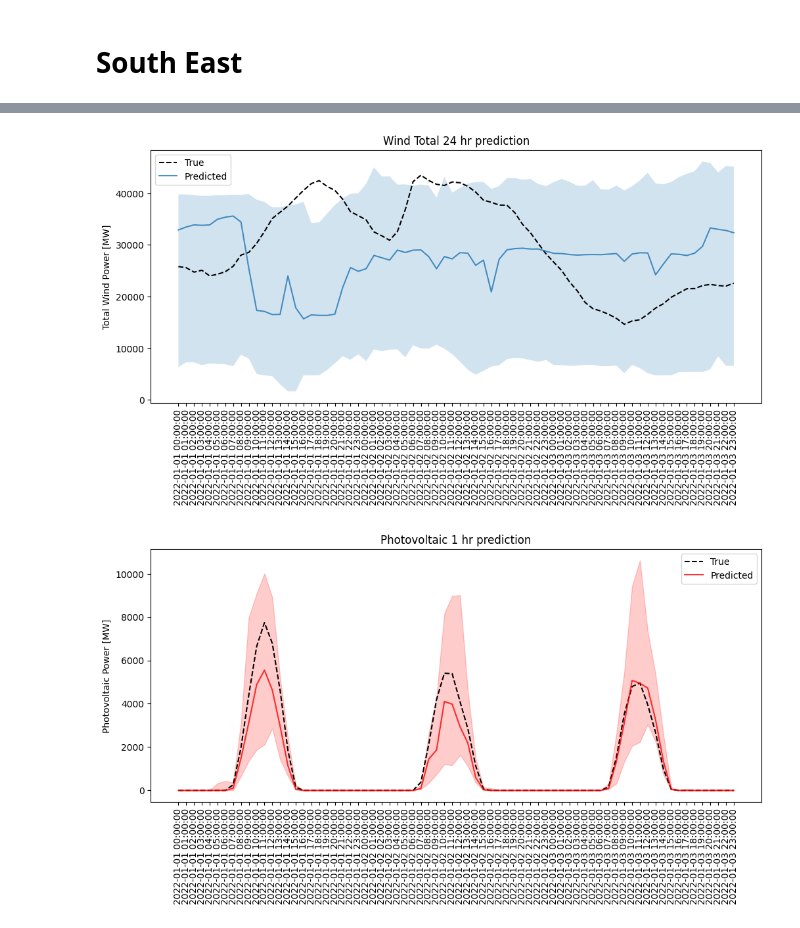
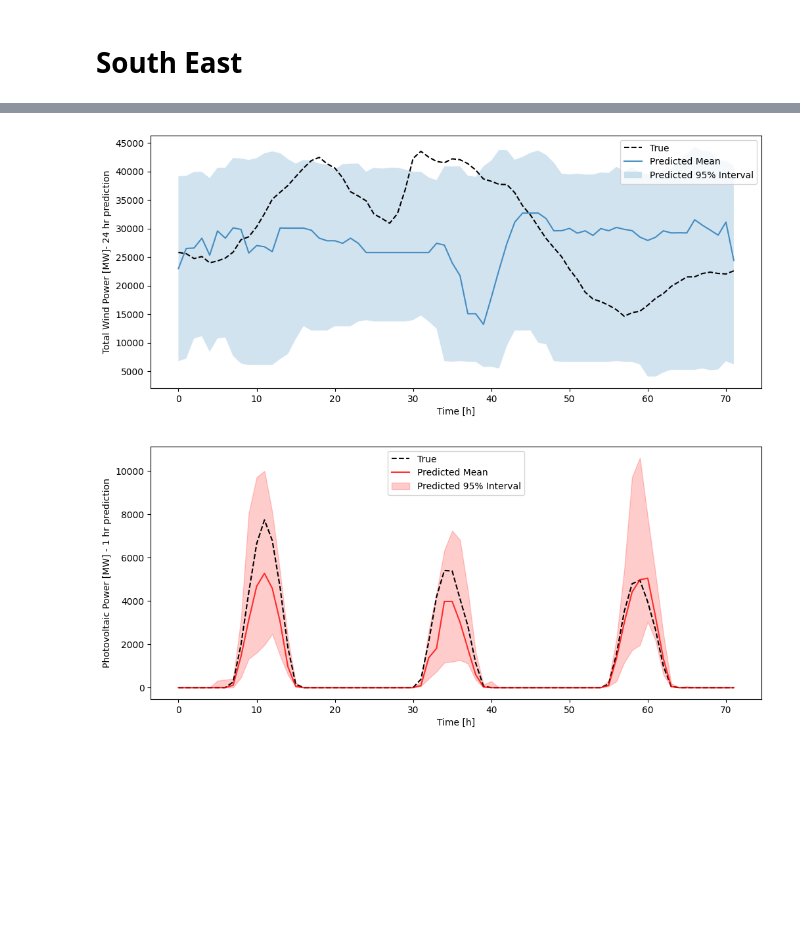
Before and after one commit to lolotta/ML-Renewable-Energy, a Jupyter notebook: train.ipynb, the cells around one changed output, grey strips where cells are left out. Saved outputs shown, nothing was run; the diff lists cells and outputs as text; code cells hidden in the pictures; blank space fills up the shorter version.

```diff
--- a/train.ipynb
+++ b/train.ipynb
@@ -130,10 +252,11 @@ final_result = {}
 prediction_results = {}
 training_scores = {}
 
+n_trees = 300
+
 training_data_one_hr = training_data.copy()
 
-training_data_one_hr['Wind Offshore [MW] '] = training_data['Wind Offshore [MW] '].shift(-1)
-training_data_one_hr['Wind Onshore [MW]'] = training_data['Wind Onshore [MW]'].shift(-1)
+training_data_one_hr['Total Wind [MW]'] = training_data['Total Wind [MW]'].shift(-1)
 training_data_one_hr['Photovoltaic [MW]'] = training_data['Photovoltaic [MW]'].shift(-1)
 
 # drop last row
@@ -151,5 +274,5 @@ combinations = [
 
 quantiles = [0.025, 0.5, 0.975]
 
-final_result['mean_loc_1_hr'], training_scores['mean_loc_1_hr'], prediction_results['mean_loc_1_hr'] = train_and_predict(combinations, quantiles)
+final_result['mean_loc_1_hr'], training_scores['mean_loc_1_hr'], prediction_results['mean_loc_1_hr'], _ = train_and_predict(combinations, quantiles, n_trees)
 # %% [output]
@@ -804,13 +802,16 @@ train_scores_2022['wind_total_24_hr'] = train_scores
 # %%
 # plots
+time_x_axis = range(72)
+
 plt.figure(figsize=(12, 5))
-plt.plot(testing_data_one_hr_wind_total[:72], label='True', linestyle='--', color='black')
-plt.plot(predicted_wind_total_1_hr[:72, 1], alpha= 0.8, label='Predicted')
-plt.fill_between(range(72), predicted_wind_total_1_hr[:72, 0], predicted_wind_total_1_hr[:72, 2], alpha=0.2)
-plt.title('Wind Total 1 hr prediction')
+plt.plot(time_x_axis,y_wind_test_1hr[:72], label='True', linestyle='--', color='black')
+plt.plot(time_x_axis,predictions_2022['wind_1_hr'][:72, 1], alpha= 0.8, label='Predicted Mean')
+plt.fill_between(time_x_axis, predictions_2022['wind_1_hr'][:72, 0], predictions_2022['wind_1_hr'][:72, 2], alpha=0.2, label='Predicted 95% Interval')
+#plt.title('Wind Total 1 hr prediction')
 plt.legend()
-plt.xticks(rotation=90)
-plt.ylabel('Total Wind Power [MW]')
+plt.ylabel('Total Wind Power [MW] - 1 hr prediction')
+plt.xlabel('Time [h]')
+
 
 plt.savefig('results/predictions_wind_1hr_2022.png', bbox_inches = 'tight')
 # %% [output]
@@ -818,31 +819,30 @@ plt.savefig('results/predictions_wind_1hr_2022.png', bbox_inches = 'tight')
 # %%
 # plot wind total 24 hrs
 plt.figure(figsize=(12, 5))
-plt.plot(testing_data_one_day_wind_total[:72], label='True', linestyle='--', color='black')
-plt.plot(predicted_wind_total_24_hr[:72, 1], alpha= 0.8, label='Predicted')
-plt.fill_between(range(72), predicted_wind_total_24_hr[:72, 0], predicted_wind_total_24_hr[:72, 2], alpha=0.2)
-plt.title('Wind Total 24 hr prediction')
-plt.legend()
-plt.xticks(rotation=90)
-plt.ylabel('Total Wind Power [MW]')
+plt.plot(time_x_axis, y_wind_test_24hr[:72], label='True', linestyle='--', color='black')
+plt.plot(time_x_axis, predictions_2022['wind_24_hr'][:72, 1], alpha= 0.8, label='Predicted Mean')
+plt.fill_between(range(72), predictions_2022['wind_24_hr'][:72, 0], predictions_2022['wind_24_hr'][:72, 2], alpha=0.2, label='Predicted 95% Interval')
+#plt.title('Wind Total 24 hr prediction')
+plt.legend(loc='upper right')
+plt.ylabel('Total Wind Power [MW]- 24 hr prediction')
+plt.xlabel('Time [h]')
 
 plt.savefig('results/predictions_wind_24hr_2022.png', bbox_inches = 'tight')
 # %% [output]
-[figure, old version]
+[figure, new version]
 # %%
 # photovoltaic total in red
 plt.figure(figsize=(12, 5))
-plt.plot(testing_data_one_hr['Photovoltaic [MW]'][:72], label='True', linestyle='--', color='black')
-plt.plot(predictions_2022['photovoltaic_1_hr'][:72, 1], alpha= 0.8, label='Predicted', color='red')
-plt.fill_between(range(72), predictions_2022['photovoltaic_1_hr'][:72, 0], predictions_2022['photovoltaic_1_hr'][:72, 2], alpha=0.2, color='red')
-plt.title('Photovoltaic 1 hr prediction')
+plt.plot(time_x_axis, y_photovoltaic_test_1_hr[:72], label='True', linestyle='--', color='black')
+plt.plot(time_x_axis, predictions_2022['photovoltaic_1_hr'][:72, 1], alpha= 0.8, label='Predicted Mean', color='red')
+plt.fill_between(range(72), predictions_2022['photovoltaic_1_hr'][:72, 0], predictions_2022['photovoltaic_1_hr'][:72, 2], alpha=0.2, color='red', label='Predicted 95% Interval')
 plt.legend()
-plt.xticks(rotation=90)
-plt.ylabel('Photovoltaic Power [MW]')
+plt.xlabel('Time [h]')
+plt.ylabel('Photovoltaic Power [MW] - 1 hr prediction')
 
 plt.savefig('results/predictions_pv_1hr_2022.png', bbox_inches = 'tight')
 # %% [output]
-[figure, old version]
+[figure, new version]
 # %%
 # photovoltaic total 24 hrs
 plt.figure(figsize=(12, 5))
```
Also changed, not shown: parts of 34 cells of this notebook, 21 other files.
